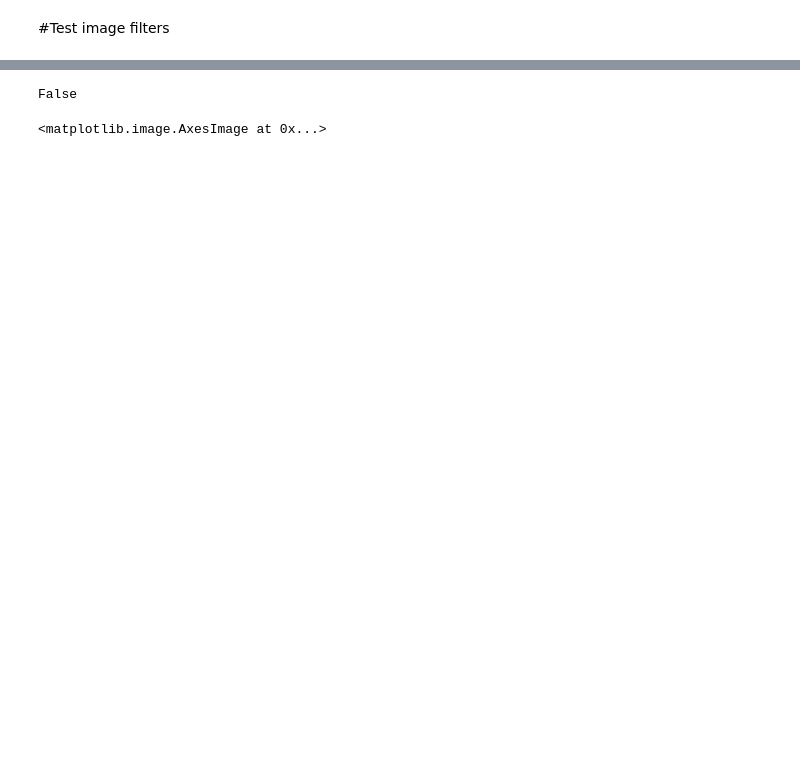
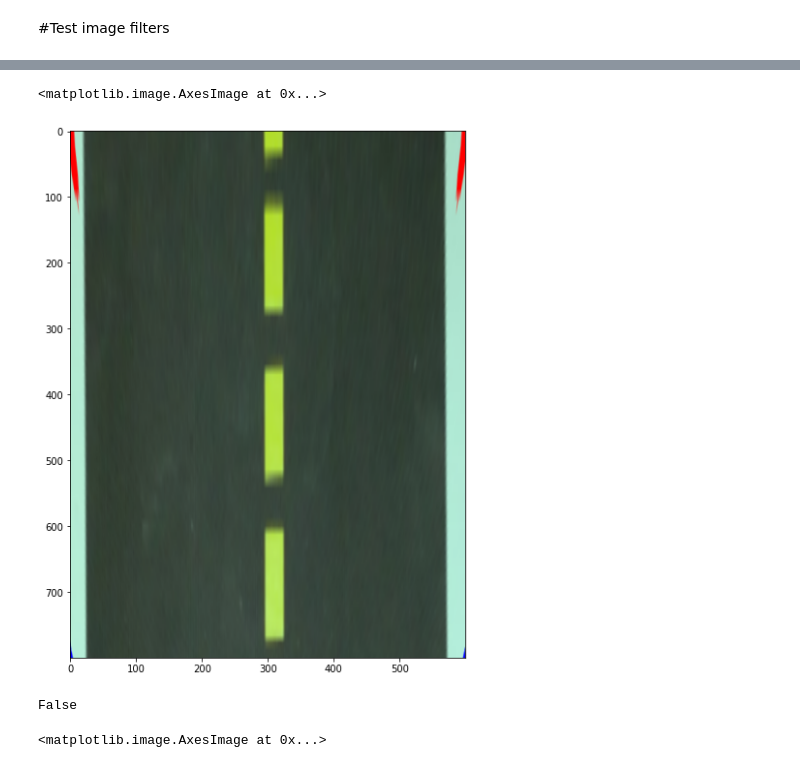
Before and after one commit to poliduckie/ReinforcementLearning, a Jupyter notebook: duckietown_filter.ipynb, the cells around one changed output, grey strips where cells are left out. Drawn from its saved outputs; the diff is of its cells as text; code cells hidden in the pictures; blank space fills up the shorter version.

```diff
--- a/duckietown_filter.ipynb
+++ b/duckietown_filter.ipynb
@@ -189,3 +204,8 @@ class ObsWrapper(gym.ObservationWrapper):
+# %%
+plt.imshow(birdeye(edit))
+# %% [output]
+<matplotlib.image.AxesImage at 0x...>
+[figure, added]
 # %%
 class BasicWrapper(gym.Wrapper):
     def __init__(self, env):
```
Also changed, not shown: parts of 9 cells of this notebook.
